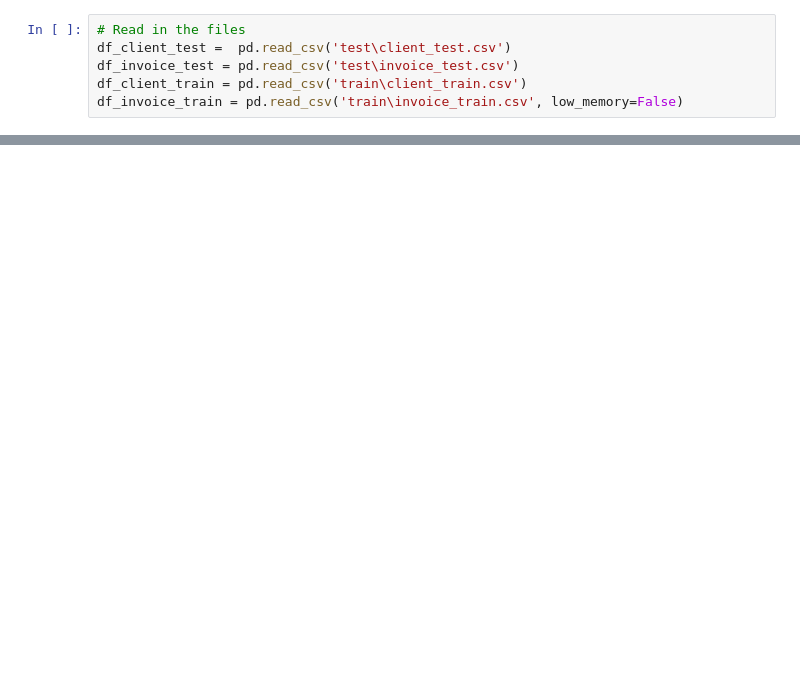
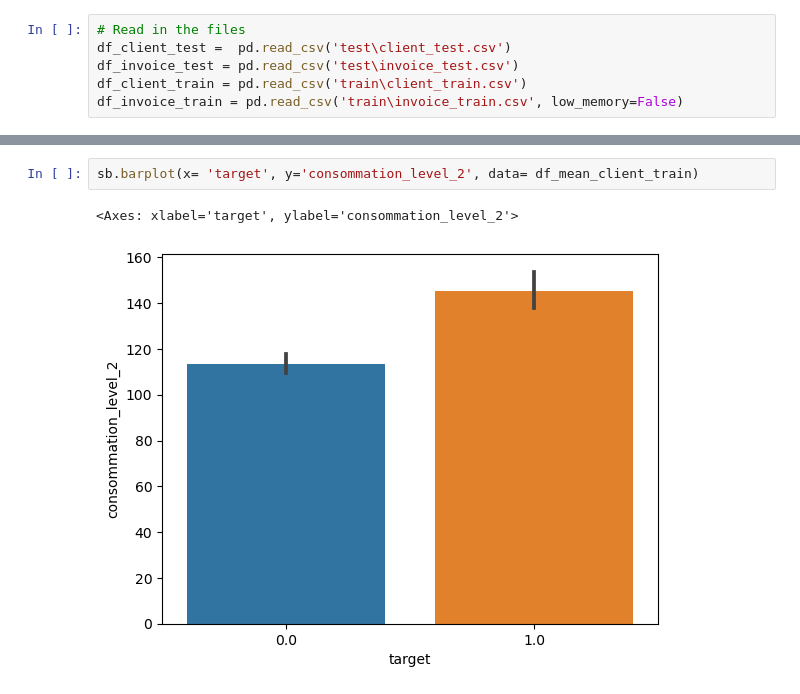
Before and after one commit to diamondtee/Fraud-Detection-in-Electricity-and-Gas-Consumption, a Jupyter notebook: Fraud Detection in Electricity and Gas Consumption Challenge.ipynb, the cells around one changed output, grey strips where cells are left out. Cells and saved outputs as stored; diff of their text form; blank space fills up the shorter version.

```diff
--- a/Fraud Detection in Electricity and Gas Consumption Challenge.ipynb
+++ b/Fraud Detection in Electricity and Gas Consumption Challenge.ipynb
@@ -35,0 +377,5 @@ df_client_train.head()
+# %%
+sb.barplot(x= 'target', y='consommation_level_2', data= df_mean_client_train)
+# %% [output]
+<Axes: xlabel='target', ylabel='consommation_level_2'>
+[figure, added]
```
Also changed, not shown: parts of 91 cells of this notebook, 2 other files.
